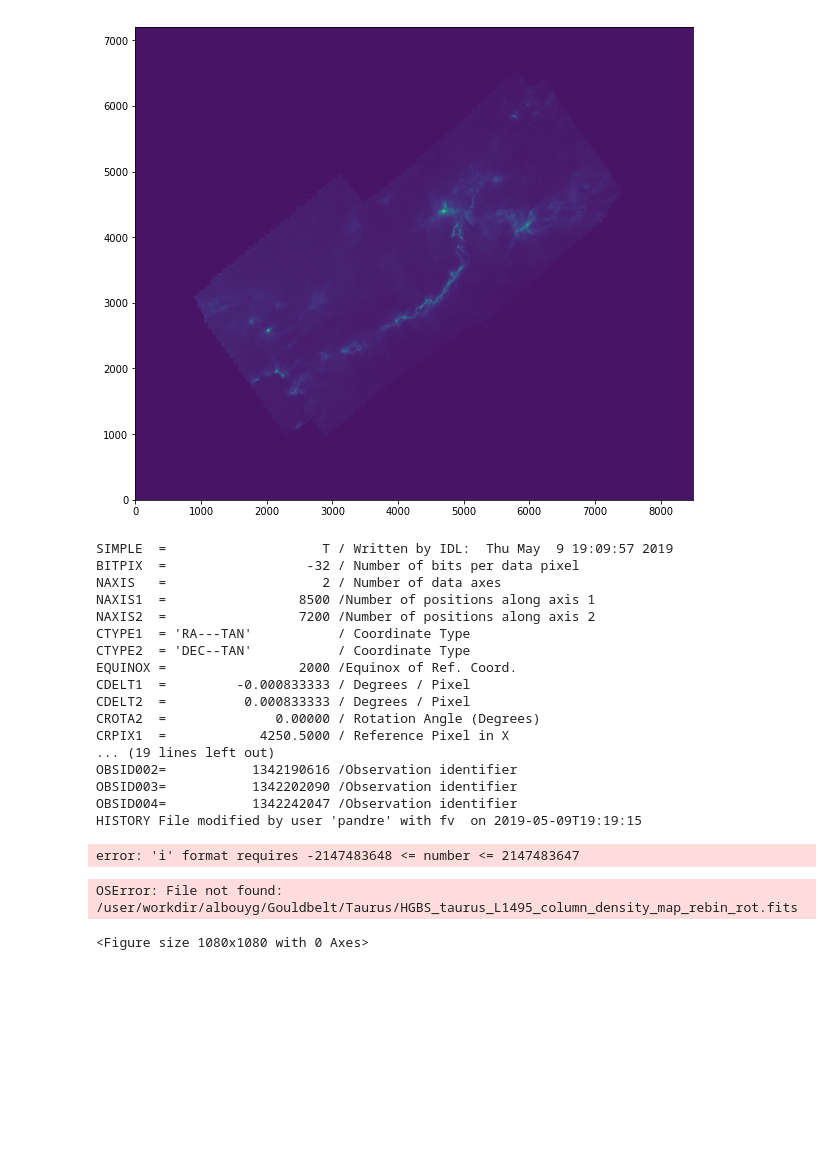
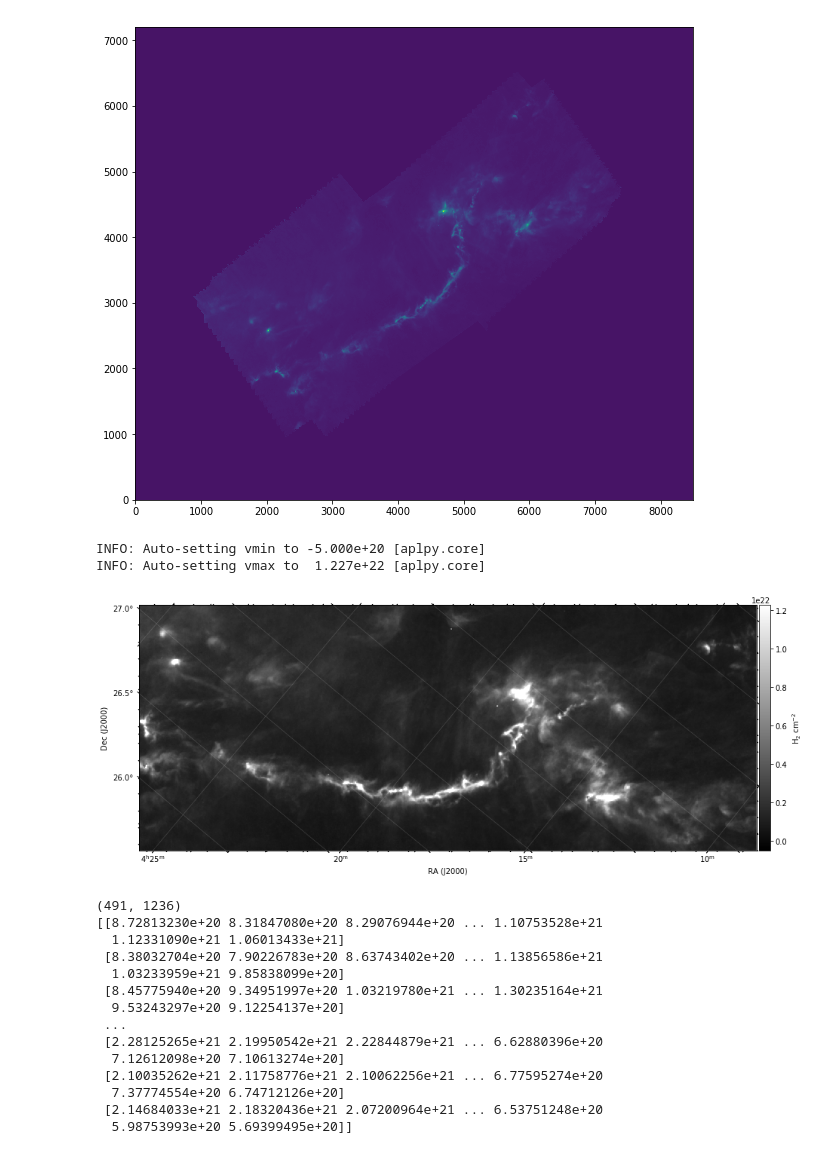
Before and after one commit to jfrob27/M1stage2020, a Jupyter notebook: Taurus.ipynb, the cells around one changed output. Saved outputs shown, nothing was run; the diff lists cells and outputs as text; code cells hidden in the pictures; blank space fills up the shorter version.

```diff
--- a/Taurus.ipynb
+++ b/Taurus.ipynb
@@ -6,6 +6,8 @@ from astropy.io import fits
 %pylab inline
 #%matplotlib widget
 #plt.style.use(['dark_background'])
+path = '/user/workdir/albouyg/Gouldbelt/Taurus/'
+name = 'taurus_L1495'
 # %% [output]
 Populating the interactive namespace from numpy and matplotlib
 # %% [markdown]
@@ -23,23 +25,3 @@ imshow(im,origin='bottom')
 # %% [output]
 <matplotlib.image.AxesImage at 0x...>
 [figure]
-# %%
-header
-# %% [output]
-SIMPLE  =                    T / Written by IDL:  Thu May  9 19:09:57 2019
-BITPIX  =                  -32 / Number of bits per data pixel
-NAXIS   =                    2 / Number of data axes
-NAXIS1  =                 8500 /Number of positions along axis 1
-NAXIS2  =                 7200 /Number of positions along axis 2
-CTYPE1  = 'RA---TAN'           / Coordinate Type
-CTYPE2  = 'DEC--TAN'           / Coordinate Type
-EQUINOX =                 2000 /Equinox of Ref. Coord.
-CDELT1  =         -0.000833333 / Degrees / Pixel
-CDELT2  =          0.000833333 / Degrees / Pixel
-CROTA2  =              0.00000 / Rotation Angle (Degrees)
-CRPIX1  =            4250.5000 / Reference Pixel in X
-... (19 lines left out)
-OBSID002=           1342190616 /Observation identifier
-OBSID003=           1342202090 /Observation identifier
-OBSID004=           1342242047 /Observation identifier
-HISTORY File modified by user 'pandre' with fv  on 2019-05-09T19:19:15
@@ -48,22 +28 @@ import reproject as proj
-# %%
-hdproj = header.copy()
-
-ratio = 0.00388889/0.00083333333333333
-
-#Change pixel resolution
-hdproj['CDELT1'] = -0.00388889
-hdproj['CDELT2'] = 0.00388889
-hdproj['CRPIX1'] = header['CRPIX1']/ratio
-hdproj['CRPIX2'] = header['CRPIX2']/ratio
-hdproj['NAXIS1'] = np.int(header['NAXIS1']/ratio)
-hdproj['NAXIS2'] = np.int(header['NAXIS2']/ratio)
-#Rotate the map
-#hdproj['CROTA1'] = 37.3331
-#hdproj['CROTA2'] = 37.3331
-
-improj = proj.reproject_exact(HDU,hdproj)
-improjnp = np.asarray(improj)
-fits.writeto('/user/workdir/albouyg/Gouldbelt/Taurus/HGBS_taurus_L1495_column_density_map_rebin_rot.fits',improjnp[0,:,:], hdproj, overwrite=True)
-# %% [output]
-error: 'i' format requires -2147483648 <= number <= 2147483647
 # %%
@@ -71,23 +30,41 @@ from pywavan import powspec, fan_trans, apodize, padding, subfits
 # %%
 fig_all = plt.figure(1, figsize=(15,15))
-fig = aplpy.FITSFigure('/user/workdir/albouyg/Gouldbelt/Taurus/HGBS_taurus_L1495_column_density_map_rebin_rot.fits',figure=fig_all)
+fig = aplpy.FITSFigure(path + 'HGBS_' + name + '_column_density_map_rebin_rot_cuts.fits',figure=fig_all)
 fig.show_colorscale(cmap='gray')
-fig.tick_labels.set_xformat('hh')
+#fig.tick_labels.set_xformat('hh')
 fig.tick_labels.set_yformat('dd.d')
-fig.ticks.set_xspacing(15)  # degrees
+#fig.ticks.set_xspacing(15)  # degrees
 fig.ticks.set_yspacing(0.5)  # degrees
 fig.add_colorbar()
 fig.add_grid()
 fig.grid.set_alpha(0.15)
 fig.colorbar.set_axis_label_text(r'H$_2$ cm$^{-2}$')
 # %% [output]
-OSError: File not found: /user/workdir/albouyg/Gouldbelt/Taurus/HGBS_taurus_L1495_column_density_map_rebin_rot.fits
+INFO: Auto-setting vmin to -5.000e+20 [aplpy.core]
+INFO: Auto-setting vmax to  1.227e+22 [aplpy.core]
-<Figure size 1080x1080 with 0 Axes>
+[figure, added]
 # %%
-#Read map
-HDU = fits.open('/user/workdir/albouyg/Gouldbelt/Taurus/HGBS_taurus_L1495_column_density_map_rebin_rot.fits')
+#Read cut map
+HDU = fits.open(path + 'HGBS_' + name + '_column_density_map_rebin_rot_cuts.fits')
 im = HDU[0].data
 header = HDU[0].header
+print(im.shape)
+print(im)
+# %% [output]
+(491, 1236)
+[[8.72813230e+20 8.31847080e+20 8.29076944e+20 ... 1.10753528e+21
+  1.12331090e+21 1.06013433e+21]
+ [8.38032704e+20 7.90226783e+20 8.63743402e+20 ... 1.13856586e+21
+  1.03233959e+21 9.85838099e+20]
+ [8.45775940e+20 9.34951997e+20 1.03219780e+21 ... 1.30235164e+21
+  9.53243297e+20 9.12254137e+20]
+ ...
+ [2.28125265e+21 2.19950542e+21 2.22844879e+21 ... 6.62880396e+20
+  7.12612098e+20 7.10613274e+20]
+ [2.10035262e+21 2.11758776e+21 2.10062256e+21 ... 6.77595274e+20
+  7.37774554e+20 6.74712126e+20]
+ [2.14684033e+21 2.18320436e+21 2.07200964e+21 ... 6.53751248e+20
+  5.98753993e+20 5.69399495e+20]]
 # %%
 figure(figsize=(10,10))
 imshow(im,origin='bottom')
```
Also changed, not shown: parts of 13 cells of this notebook, 3 other files.
